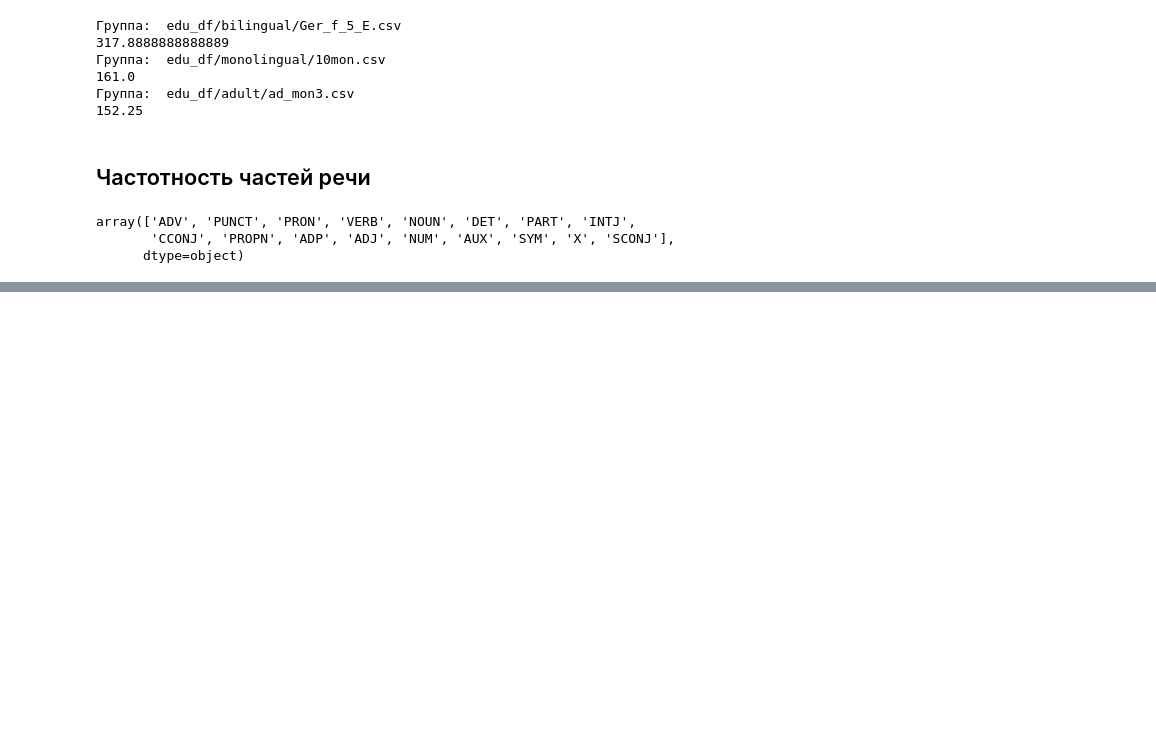
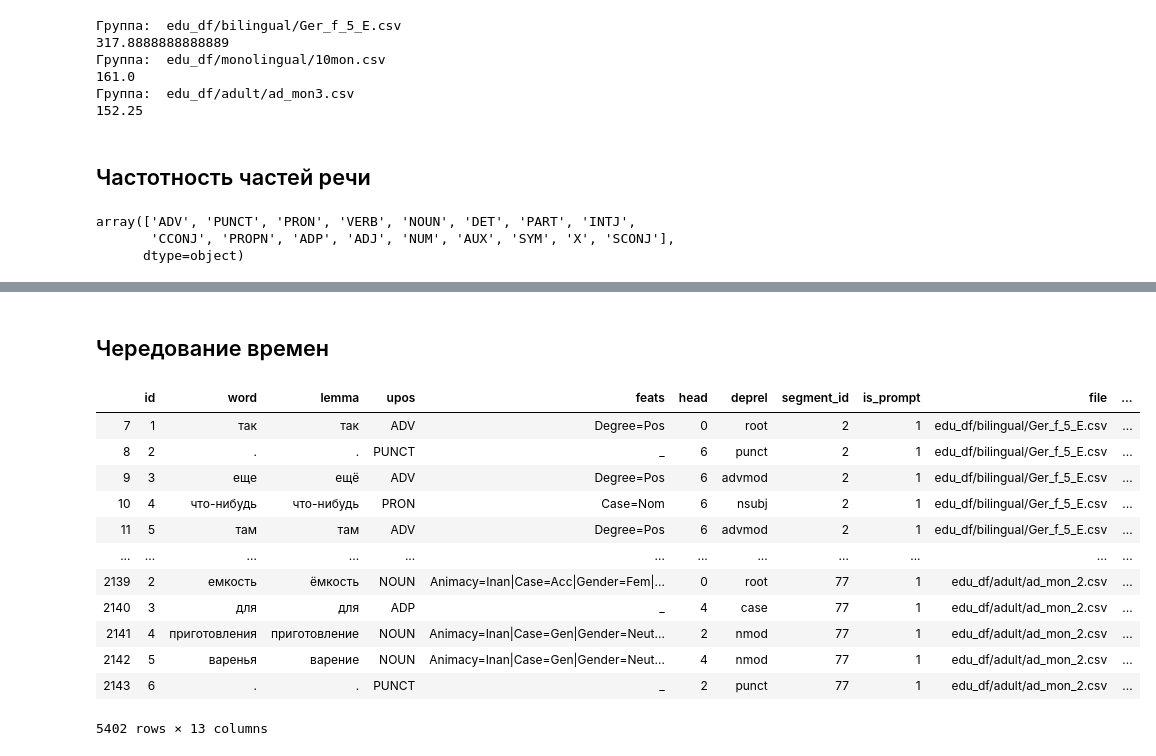
Before and after one commit to BunnyNoBugs/narratives-2021, a Jupyter notebook: syntax_analysis.ipynb, the cells around one changed output, grey strips where cells are left out. Saved outputs shown, nothing was run; the diff lists cells and outputs as text; code cells hidden in the pictures; blank space fills up the shorter version.

```diff
--- a/syntax_analysis.ipynb
+++ b/syntax_analysis.ipynb
@@ -119,0 +141,2 @@ adult:  198686.37110016422  ipm
+# %% [markdown]
+## Чередование времен
@@ -119,0 +154,16 @@ adult:  198686.37110016422  ipm
+# %%
+all_df
+# %% [output]
+|  | id | word | lemma | upos | feats | head | deprel | segment_id | is_prompt | file | ... |
+| 7 | 1 | так | так | ADV | Degree=Pos | 0 | root | 2 | 1 | edu_df/bilingual/Ger_f_5_E.csv | ... |
+| 8 | 2 | . | . | PUNCT | _ | 6 | punct | 2 | 1 | edu_df/bilingual/Ger_f_5_E.csv | ... |
+| 9 | 3 | еще | ещё | ADV | Degree=Pos | 6 | advmod | 2 | 1 | edu_df/bilingual/Ger_f_5_E.csv | ... |
+| 10 | 4 | что-нибудь | что-нибудь | PRON | Case=Nom | 6 | nsubj | 2 | 1 | edu_df/bilingual/Ger_f_5_E.csv | ... |
+| 11 | 5 | там | там | ADV | Degree=Pos | 6 | advmod | 2 | 1 | edu_df/bilingual/Ger_f_5_E.csv | ... |
+| ... | ... | ... | ... | ... | ... | ... | ... | ... | ... | ... | ... |
+| 2139 | 2 | емкость | ёмкость | NOUN | Animacy=Inan|Case=Acc|Gender=Fem|... | 0 | root | 77 | 1 | edu_df/adult/ad_mon_2.csv | ... |
+| 2140 | 3 | для | для | ADP | _ | 4 | case | 77 | 1 | edu_df/adult/ad_mon_2.csv | ... |
+| 2141 | 4 | приготовления | приготовление | NOUN | Animacy=Inan|Case=Gen|Gender=Neut... | 2 | nmod | 77 | 1 | edu_df/adult/ad_mon_2.csv | ... |
+| 2142 | 5 | варенья | варение | NOUN | Animacy=Inan|Case=Gen|Gender=Neut... | 4 | nmod | 77 | 1 | edu_df/adult/ad_mon_2.csv | ... |
+| 2143 | 6 | . | . | PUNCT | _ | 2 | punct | 77 | 1 | edu_df/adult/ad_mon_2.csv | ... |
+5402 rows × 13 columns
```
Also changed, not shown: parts of 6 cells of this notebook.
